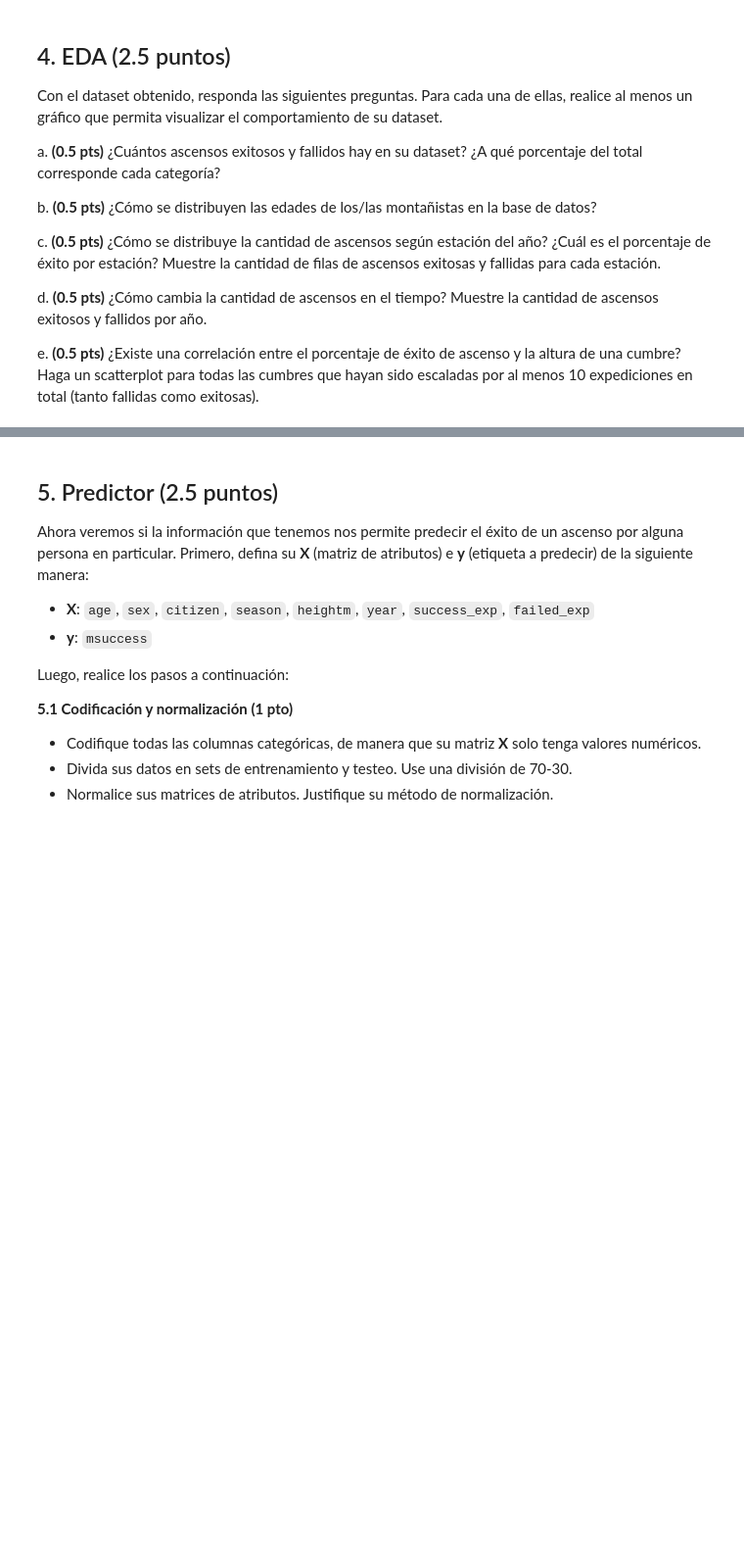
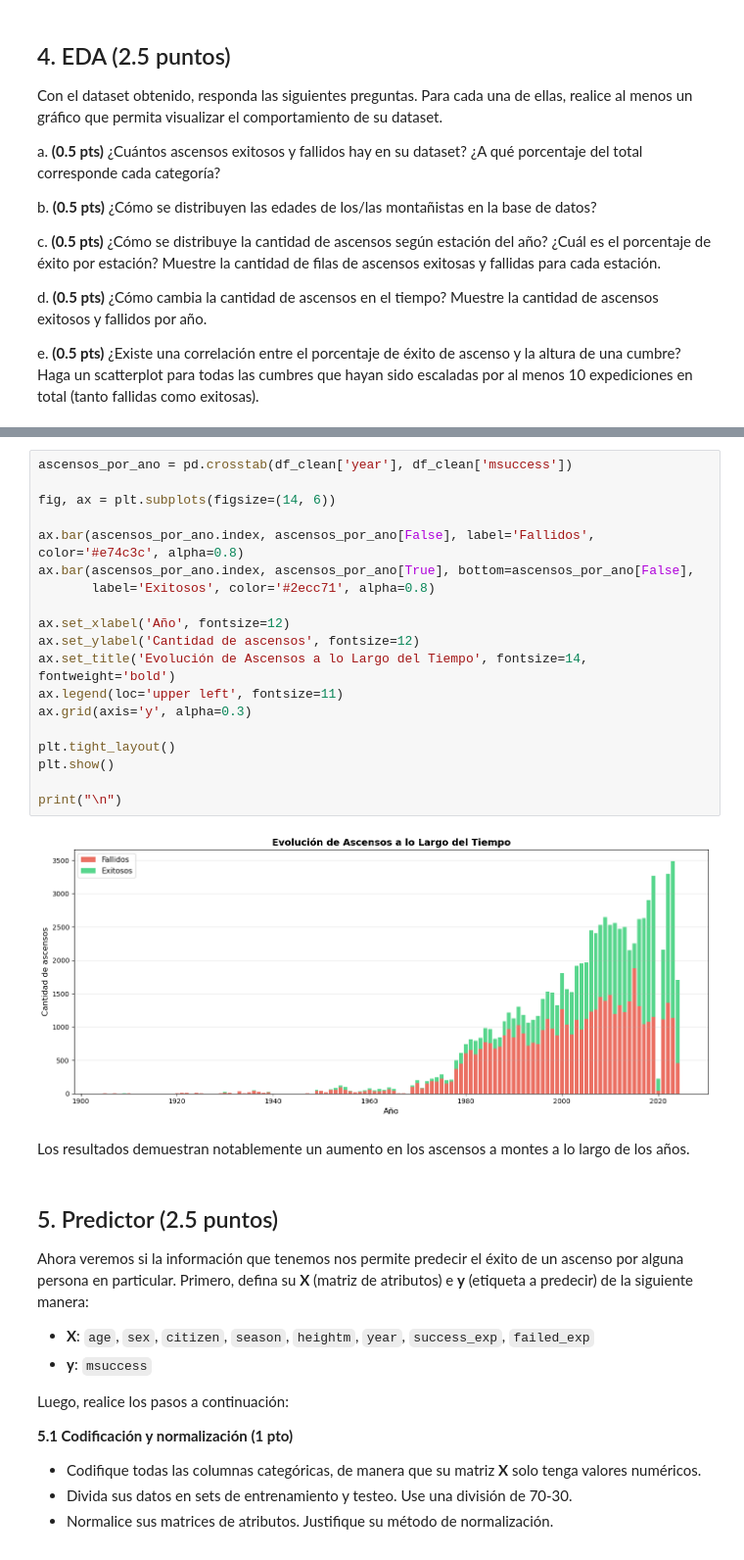
Before and after one commit to BenjaCidR/IMT2200-BENJAMIN-CID, a Jupyter notebook: Tareas/T4/IMT2200-25s2 - Tarea 04.ipynb, the cells around one changed output, grey strips where cells are left out. Shown: that part at 98% size. Cells and saved outputs as stored; diff of their text form; blank space fills up the shorter version.

```diff
--- a/Tareas/T4/IMT2200-25s2 - Tarea 04.ipynb
+++ b/Tareas/T4/IMT2200-25s2 - Tarea 04.ipynb
@@ -220,3 +525,26 @@ Respuestas:
+# %%
+ascensos_por_ano = pd.crosstab(df_clean['year'], df_clean['msuccess'])
+
+fig, ax = plt.subplots(figsize=(14, 6))
+
+ax.bar(ascensos_por_ano.index, ascensos_por_ano[False], label='Fallidos', color='#e74c3c', alpha=0.8)
+ax.bar(ascensos_por_ano.index, ascensos_por_ano[True], bottom=ascensos_por_ano[False],
+       label='Exitosos', color='#2ecc71', alpha=0.8)
+
+ax.set_xlabel('Año', fontsize=12)
+ax.set_ylabel('Cantidad de ascensos', fontsize=12)
+ax.set_title('Evolución de Ascensos a lo Largo del Tiempo', fontsize=14, fontweight='bold')
+ax.legend(loc='upper left', fontsize=11)
+ax.grid(axis='y', alpha=0.3)
+
+plt.tight_layout()
+plt.show()
+
+print("\n")
+# %% [output]
+[figure, added]
+# %% [markdown]
+Los resultados demuestran notablemente un aumento en los ascensos a montes a lo largo de los años.
 # %% [markdown]
 ## 5. Predictor (2.5 puntos)
 
```
Also changed, not shown: parts of 28 cells of this notebook.
